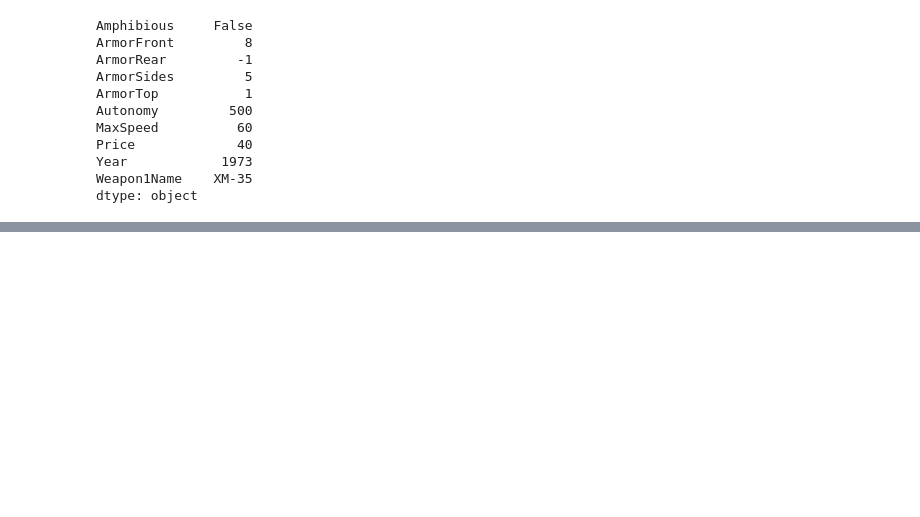
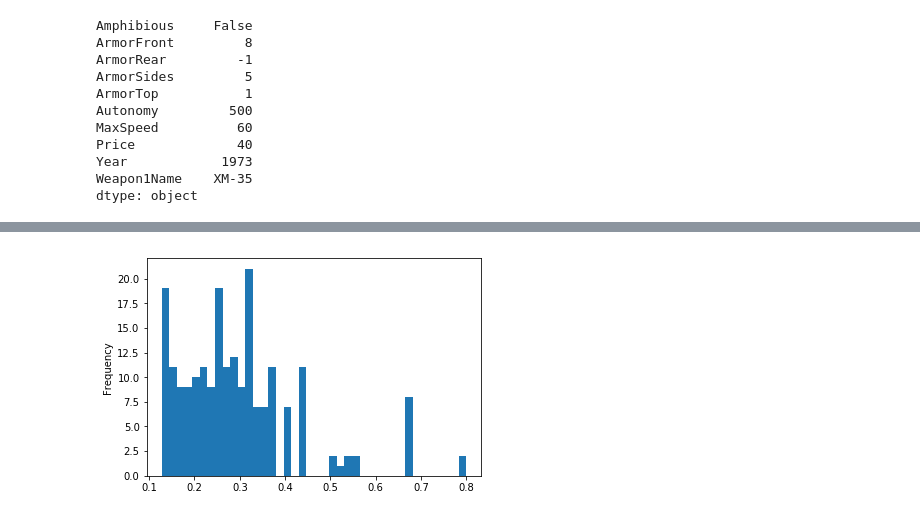
Before and after one commit to ResidentMario/wargame-analysis, a Jupyter notebook: exploration.ipynb, the cells around one changed output, grey strips where cells are left out. Drawn from its saved outputs; the diff is of its cells as text; code cells hidden in the pictures; blank space fills up the shorter version.

```diff
--- a/exploration.ipynb
+++ b/exploration.ipynb
@@ -127,0 +243,18 @@ Hmm. Unfortunately there's no way to tell the kernel density estimator that we n
+# %%
+def weapon_stats_by_type(unit, weapons, weapon_type):
+    """Given a unit (expressed as a Series), a frame of weapons associated with this unit's archetype
+       generated by merge_weapon_list, and the type of a weapon, returns stats associated with that weapon."""
+    sample_unit = unit
+    weapon_n = 1 if sample_unit['Weapon1Type'] == weapon_type\
+        else 2 if sample_unit['Weapon2Type'] == weapon_type\
+        else 3 if sample_unit['Weapon3Type'] == weapon_type\
+        else None
+    if not weapon_n:
+        return np.nan  # signal value: not found
+    else:
+        ret = sample_unit[[c for c in sample_unit.index if ('Weapon{0}'.format(weapon_n) in c
+                                                        and 'Weapon10' not in c
+                                                        and 'Weapon11' not in c
+                                                        and 'Weapon12' not in c)]]
+    ret.index = [c.replace('Weapon{0}'.format(weapon_n), '') for c in ret.index]
+    return ret
@@ -127,0 +285,13 @@ Hmm. Unfortunately there's no way to tell the kernel density estimator that we n
+# %%
+raw = tanks.apply(lambda srs: weapon_stats_by_type(srs, weapons, 'Main Gun'), axis='columns')
+
+tanks_df = tanks_df.assign(
+    MainGunAP=raw['AP'].fillna(0),
+    MainGunAmmoCount=raw['DisplayedAmmunition'],
+    MainGunHE=raw['HE'].fillna(0),
+    MainGunHitProbability=raw['HitProbability'],
+    MainGunHitProbabilityWhileMoving=raw['HitProbability'].fillna(0),
+    MainGunName=raw['Name'],
+    MainGunRangeGround=raw['RangeGround'],
+    MainGunTimeBetweenShots=raw['TimeBetweenShots']
+)
@@ -127,0 +335,7 @@ Hmm. Unfortunately there's no way to tell the kernel density estimator that we n
+# %%
+%matplotlib inline
+(tanks_df['MainGunAP'] / tanks_df['Price']).plot.hist(bins=40)
+import matplotlib.pyplot as plt
+lims = plt.gca().get_xlim()
+# %% [output]
+[figure, added]
```
Also changed, not shown: parts of 36 cells of this notebook.
